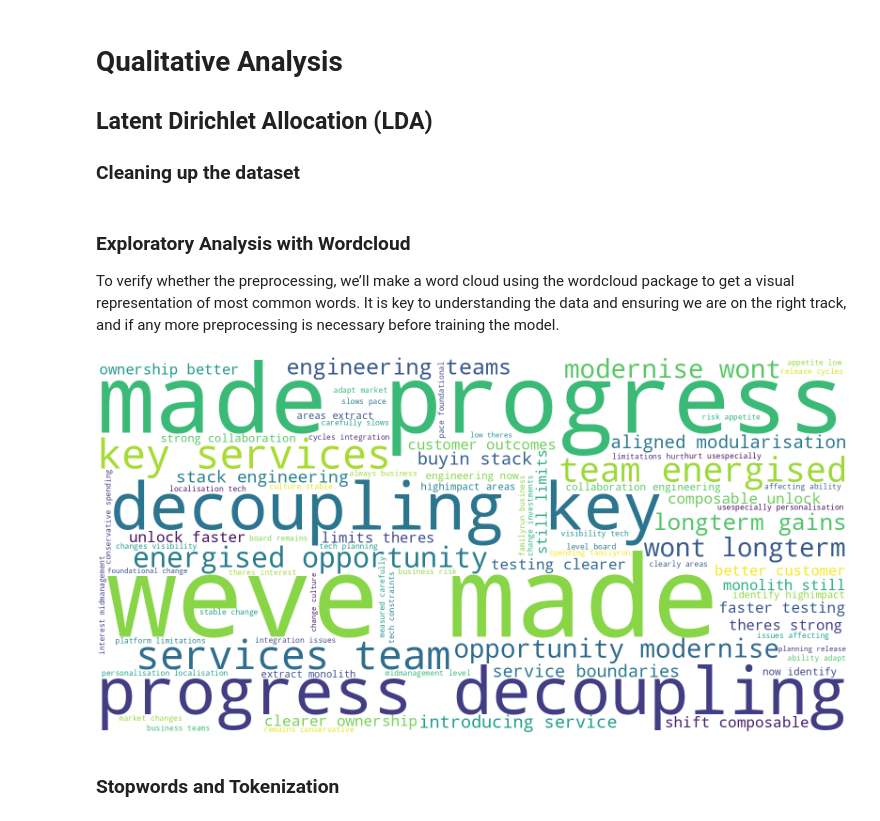
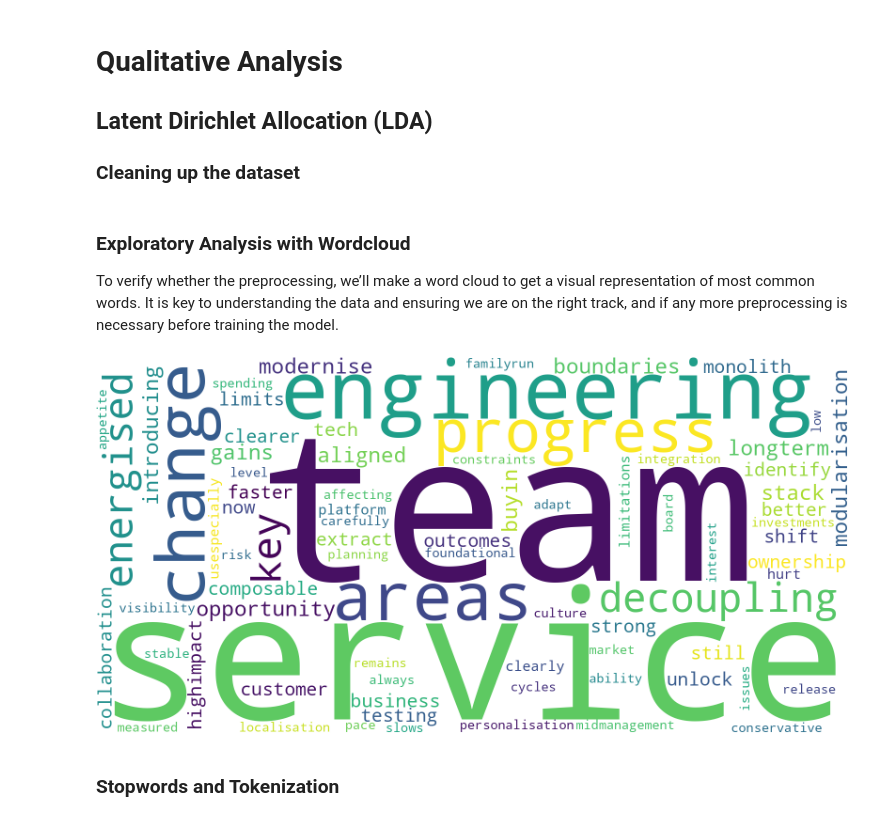
Before and after one commit to kayoslab/Migration-Readiness-Assessment, a Jupyter notebook: Validation.ipynb, the cells around one changed output. Drawn from its saved outputs; the diff is of its cells as text; code cells hidden in the pictures.

Commit message:
Filter additional words from cloud

```diff
--- a/Validation.ipynb
+++ b/Validation.ipynb
@@ -1262,31 +1262,33 @@ text_data = text_data.str.replace(r'\b(?:know|think|believe|understand)\b', '',
 text_data = text_data.str.replace(r'\b(?:see|hear|feel|taste|smell)\b', '', regex=True)  # Remove common verbs
 text_data = text_data.str.replace(r'\b(?:let|us|let\'s)\b', '', regex=True)  # Remove suggestions
 text_data = text_data.str.replace(r'\b(?:would|could|should)\b', '', regex=True)  # Remove modal verbs
-text_data = text_data.str.replace(r'\b(?:not|no|never)\b', '', regex=True)  # Remove negations
+text_data = text_data.str.replace(r'\b(?:not|no|never|theres|weve|wont|made)\b', '', regex=True)  # Remove negations
 # %% [markdown]
 ### Exploratory Analysis with Wordcloud
 
-To verify whether the preprocessing, we’ll make a word cloud using the wordcloud package to get a visual representation of most common words. It is key to understanding the data and ensuring we are on the right track, and if any more preprocessing is necessary before training the model.
+To verify whether the preprocessing, we’ll make a word cloud to get a visual representation of most common words. It is key to understanding the data and ensuring we are on the right track, and if any more preprocessing is necessary before training the model.
 # %%
 # Join the different processed titles together.
 long_string = ','.join(list(text_data))
 # Create a WordCloud object
 wordcloud = WordCloud(
+    collocations=False,
+    normalize_plurals=True,
     background_color="white",
     max_words=5000,
     contour_width=3,
     contour_color='steelblue',
     width=1600,  # Increased width
     height=800   # Increased height
 )
 
 # Generate a word cloud
 wordcloud.generate(long_string)
 
 # Visualize the word cloud
 wordcloud.to_image()
 # %% [output]
-[figure, old version]
+[figure, new version]
 # %% [markdown]
 ### Stopwords and Tokenization
 # %%
```
Also changed, not shown: parts of 7 cells of this notebook, 2 other files.
